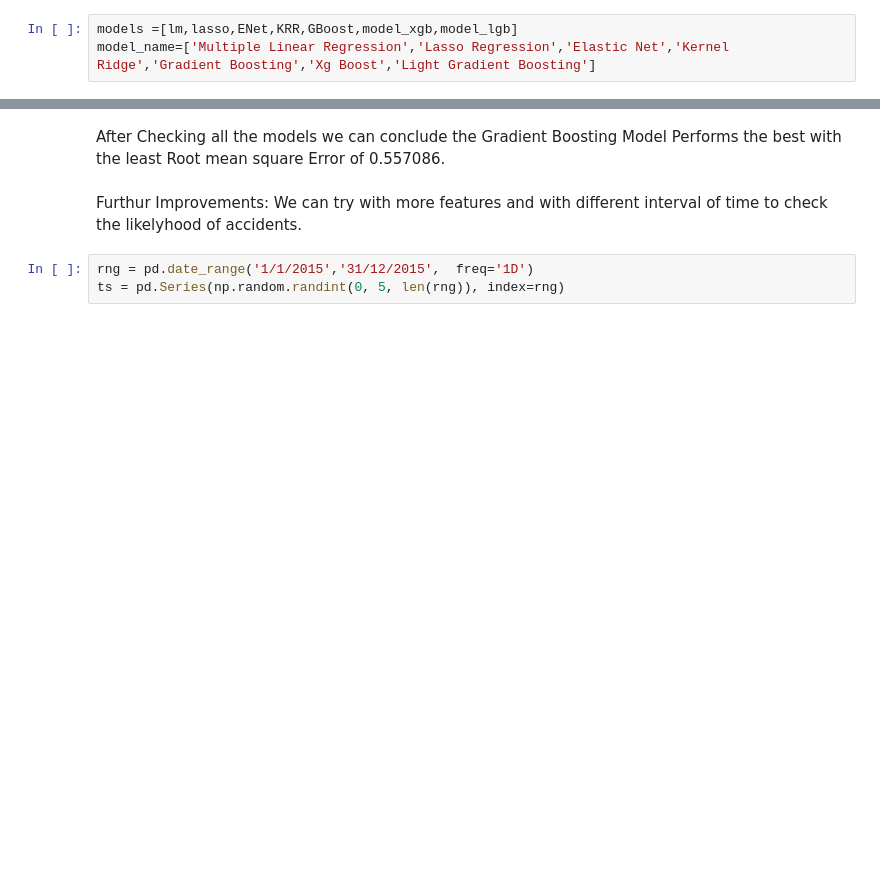
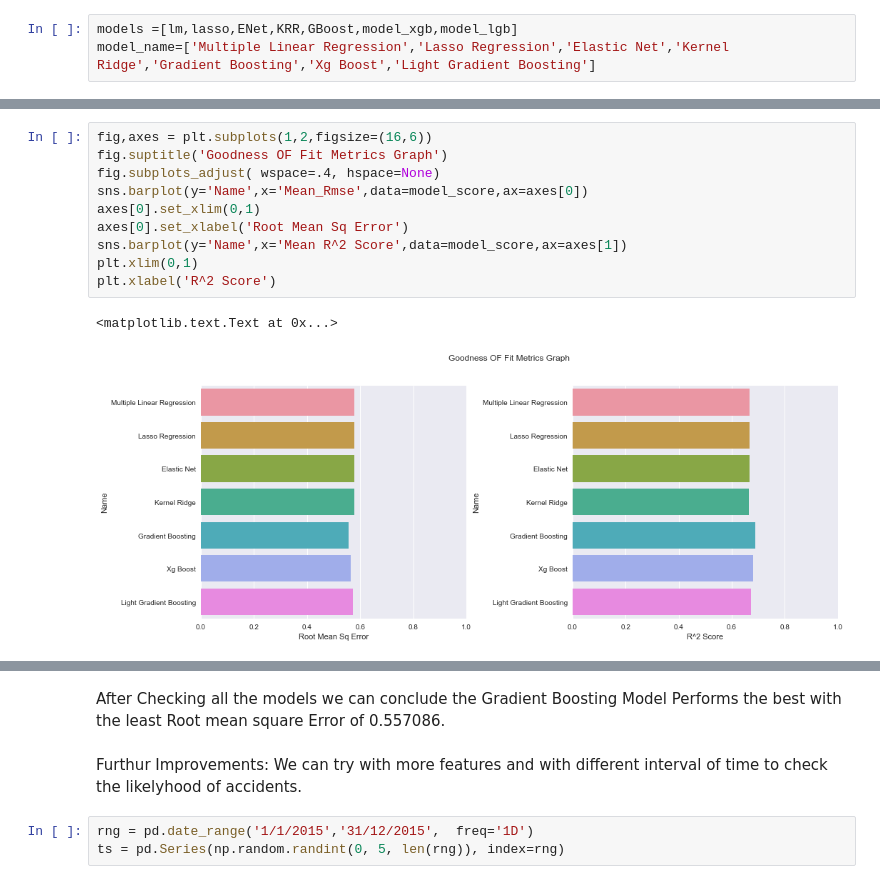
Before and after one commit to arkahome/Project_Accidents, a Jupyter notebook: Likelihood of Accident Notebook.ipynb, the cells around one changed output, grey strips where cells are left out. Drawn from its saved outputs; the diff is of its cells as text; blank space fills up the shorter version.

```diff
--- a/Likelihood of Accident Notebook.ipynb
+++ b/Likelihood of Accident Notebook.ipynb
@@ -468,3 +492,16 @@ plt.xlabel('Root Mean Sq Error')
+# %%
+fig,axes = plt.subplots(1,2,figsize=(16,6))
+fig.suptitle('Goodness OF Fit Metrics Graph')
+fig.subplots_adjust( wspace=.4, hspace=None)
+sns.barplot(y='Name',x='Mean_Rmse',data=model_score,ax=axes[0])
+axes[0].set_xlim(0,1)
+axes[0].set_xlabel('Root Mean Sq Error')
+sns.barplot(y='Name',x='Mean R^2 Score',data=model_score,ax=axes[1])
+plt.xlim(0,1)
+plt.xlabel('R^2 Score')
+# %% [output]
+<matplotlib.text.Text at 0x...>
+[figure, added]
 # %%
 for i in range(len(models)):
     models[i].fit(X_train,y_train)
```
Also changed, not shown: parts of 33 cells of this notebook.
